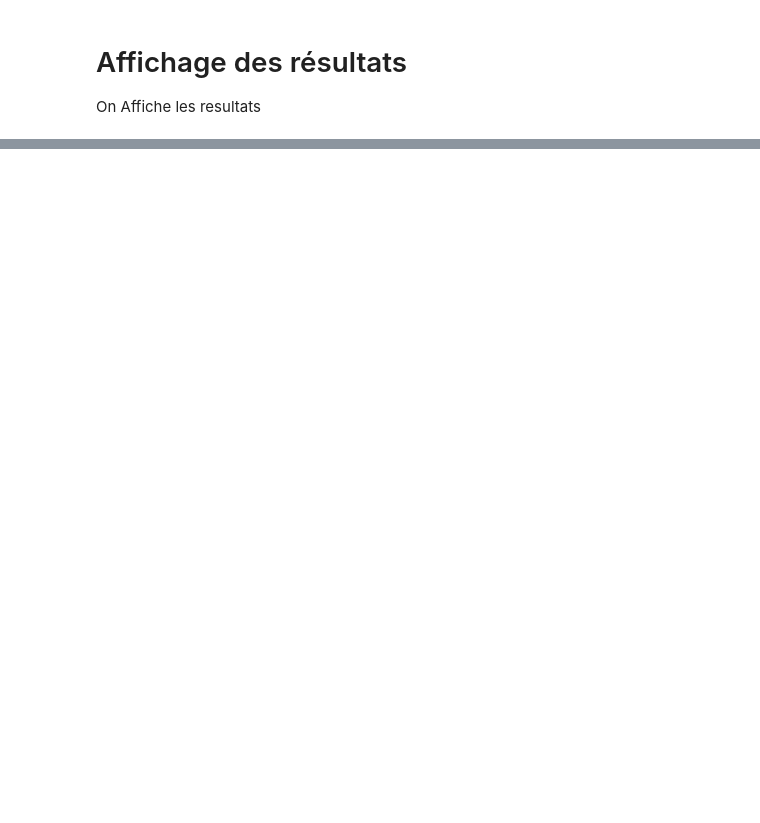
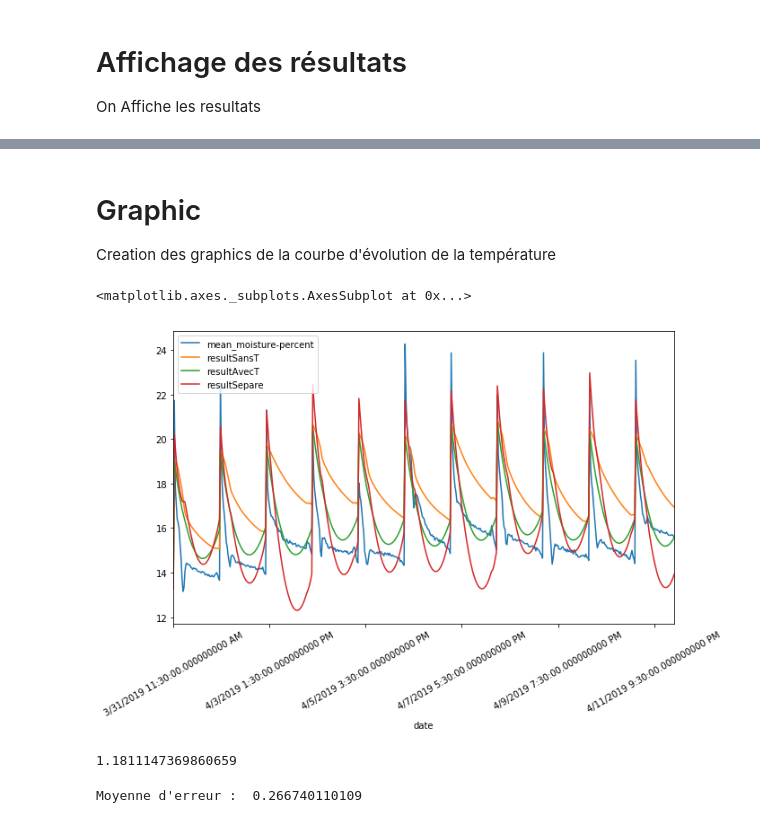
Before and after one commit to cui-unige/BSc-sensor-machine-learning, a Jupyter notebook: ML Integration.ipynb, the cells around one changed output, grey strips where cells are left out. Drawn from its saved outputs; the diff is of its cells as text; code cells hidden in the pictures; blank space fills up the shorter version.

```diff
--- a/ML Integration.ipynb
+++ b/ML Integration.ipynb
@@ -58,7 +72,7 @@ Création d'une base dataframe avec comme colonne le temps, l'humidité, la temp
 
 Il faut régler le problème tu dernier temps.
 # %%
-df = pd.read_csv('Data2learn2.csv')
+df = pd.read_csv('DataAll.csv')
 #print(df)
 #print(df.iloc[:,2])
 
@@ -67,6 +81,7 @@ df['moistureAdd'] = df.index
 df['temperatureAdd'] = df.index
 
 # size
+dt = 30
 nligne = df.shape[0]
 nColumn = df.shape[1]
 tmp = np.linspace(0,nligne-2,nligne-1,dtype=int)
@@ -360,7 +409,7 @@ array([ 0.14769565, -0.4213349 ,  0.25450568])
 # Pour faire le régression linear sur le moment d'arrosage
 
 regLinearEva = linear_model.LinearRegression()
-regLinearEva.fit(dfEvaporation[['mean_moisture-percent','mean_temperature']],dfEvaporation.moistureAdd)
+regLinearEva.fit(dfEvaporation[['mean_moisture-percent','mean_temperature','TAfterArrosage']],dfEvaporation.moistureAdd)
 
 regLinearEva.intercept_
 regLinearEva.coef_
@@ -399,0 +426,32 @@ Moyenne d'erreur evaporation :  -4.68581804485
+# %%
+dfTest['resultSepare'] = dfTest.index
+StartHumidity = base.iloc[init,1]
+
+TestSize = nligneTest
+ErrAro = 0
+result = np.zeros(TestSize)
+ErrEva = 0
+nAro = 0
+
+for i in range(0,TestSize):
+    dfTest.iloc[int(i+init),9] = StartHumidity
+
+    if i%48 == 0:
+        nAro =+ 1
+        StartHumidity = dfTest.iloc[init+i,1]
+        result[i] = StartHumidity + regLinearAro.predict([[StartHumidity,base.iloc[init+i,2],base.iloc[init+i,5]]])[0]
+        ErrAro =+ dfTest.iloc[int(i),9] - base.iloc[i,1]
+    else:
+        result[i] = StartHumidity + regLinearEva.predict([[StartHumidity,base.iloc[init+i,2],base.iloc[init+i,6]]])[0]
+        ErrEva =+ dfTest.iloc[int(i),9] - base.iloc[i,1]
+
+    StartHumidity = result[i]
+
+
+ErrAro = ErrAro/nAro
+ErrEva = ErrEva/(TestSize-nAro)
+
+print("Moyenne Erreur d'Arrosage : ", ErrAro)
+print("Moyenne d'erreur evaporation : ", ErrEva)
+ErrSepare = np.mean(dfTest.iloc[:,1].values-dfTest.iloc[:,9].values)
+print("Moyenne d'erreur : ",ErrSepare)
@@ -415,0 +505,39 @@ Rassemblé :  -3.6979389709
+# %% [markdown]
+# Graphic
+
+Creation des graphics de la courbe d'évolution de la température
+# %%
+dfTest.plot(x='date', y=['mean_moisture-percent','resultSansT','resultAvecT','resultSepare'],figsize=(10, 6),rot=30)
+# %% [output]
+<matplotlib.axes._subplots.AxesSubplot at 0x...>
+[figure, added]
+# %%
+reg2 = linear_model.Lasso(alpha=2)
+reg2.fit(df[['mean_moisture-percent','mean_temperature','Arrosage','TAfterArrosage']],df.moistureAdd)
+reg2.coef_
+reg2.intercept_
+reg2.predict([[31,25,10,0]])[0]
+# %% [output]
+1.1811147369860659
+# %%
+init = 0+48*0
+dfTest['resultAutre'] = dfTest.index
+
+StartHumidity = dfTest.iloc[init,1]
+
+TestSize = nligneTest
+result2 = np.zeros(TestSize)
+for i in range(0,TestSize):
+    dfTest.iloc[int(i+init),10] = StartHumidity
+
+    if i%48 == 0:
+        StartHumidity = dfTest.iloc[init+i,1]
+    result2[i] = StartHumidity + reg2.predict([[StartHumidity,dfTest.iloc[init+i,2],dfTest.iloc[init+i,5],dfTest.iloc[init+i,6]]])[0]
+    StartHumidity = result2[i]
+
+#print(result2)
+#print(dfTest.iloc[range(0+init+1,TestSize+init+1),1])
+ErrAutre = np.mean(dfTest.iloc[:,1].values-dfTest.iloc[:,10].values)
+print("Moyenne d'erreur : ",ErrAutre)
+# %% [output]
+Moyenne d'erreur :  0.266740110109
```
Also changed, not shown: parts of 32 cells of this notebook.
